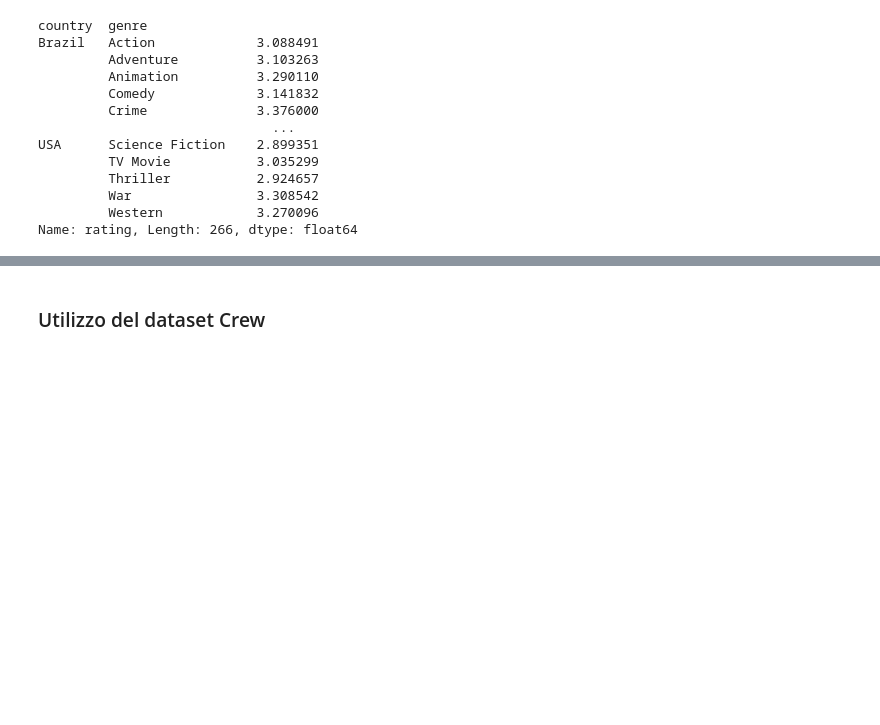
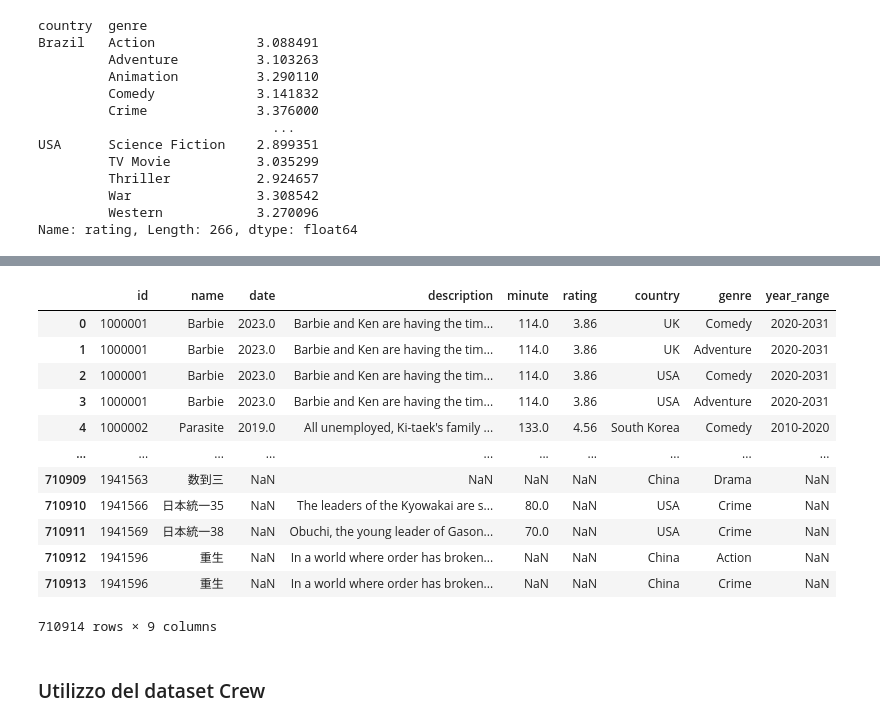
Before and after one commit to DominikGani/Domenico-Ganino-Progetto-IUM-2025, a Jupyter notebook: Main.ipynb, the cells around one changed output, grey strips where cells are left out. Drawn from its saved outputs; the diff is of its cells as text; code cells hidden in the pictures; blank space fills up the shorter version.

```diff
--- a/Main.ipynb
+++ b/Main.ipynb
@@ -495,3 +482,19 @@ plt.show()
+# %%
+movies_w_genres_and_country_df
+# %% [output]
+|  | id | name | date | description | minute | rating | country | genre | year_range |
+| 0 | 1000001 | Barbie | 2023.0 | Barbie and Ken are having the tim... | 114.0 | 3.86 | UK | Comedy | 2020-2031 |
+| 1 | 1000001 | Barbie | 2023.0 | Barbie and Ken are having the tim... | 114.0 | 3.86 | UK | Adventure | 2020-2031 |
+| 2 | 1000001 | Barbie | 2023.0 | Barbie and Ken are having the tim... | 114.0 | 3.86 | USA | Comedy | 2020-2031 |
+| 3 | 1000001 | Barbie | 2023.0 | Barbie and Ken are having the tim... | 114.0 | 3.86 | USA | Adventure | 2020-2031 |
+| 4 | 1000002 | Parasite | 2019.0 | All unemployed, Ki-taek's family ... | 133.0 | 4.56 | South Korea | Comedy | 2010-2020 |
+| ... | ... | ... | ... | ... | ... | ... | ... | ... | ... |
+| 710909 | 1941563 | 数到三 | NaN | NaN | NaN | NaN | China | Drama | NaN |
+| 710910 | 1941566 | 日本統一35 | NaN | The leaders of the Kyowakai are s... | 80.0 | NaN | USA | Crime | NaN |
+| 710911 | 1941569 | 日本統一38 | NaN | Obuchi, the young leader of Gason... | 70.0 | NaN | USA | Crime | NaN |
+| 710912 | 1941596 | 重生 | NaN | In a world where order has broken... | NaN | NaN | China | Action | NaN |
+| 710913 | 1941596 | 重生 | NaN | In a world where order has broken... | NaN | NaN | China | Crime | NaN |
+710914 rows × 9 columns
 # %% [markdown]
 ### Utilizzo del dataset Crew
 # %%
```
Also changed, not shown: parts of 12 cells of this notebook.
